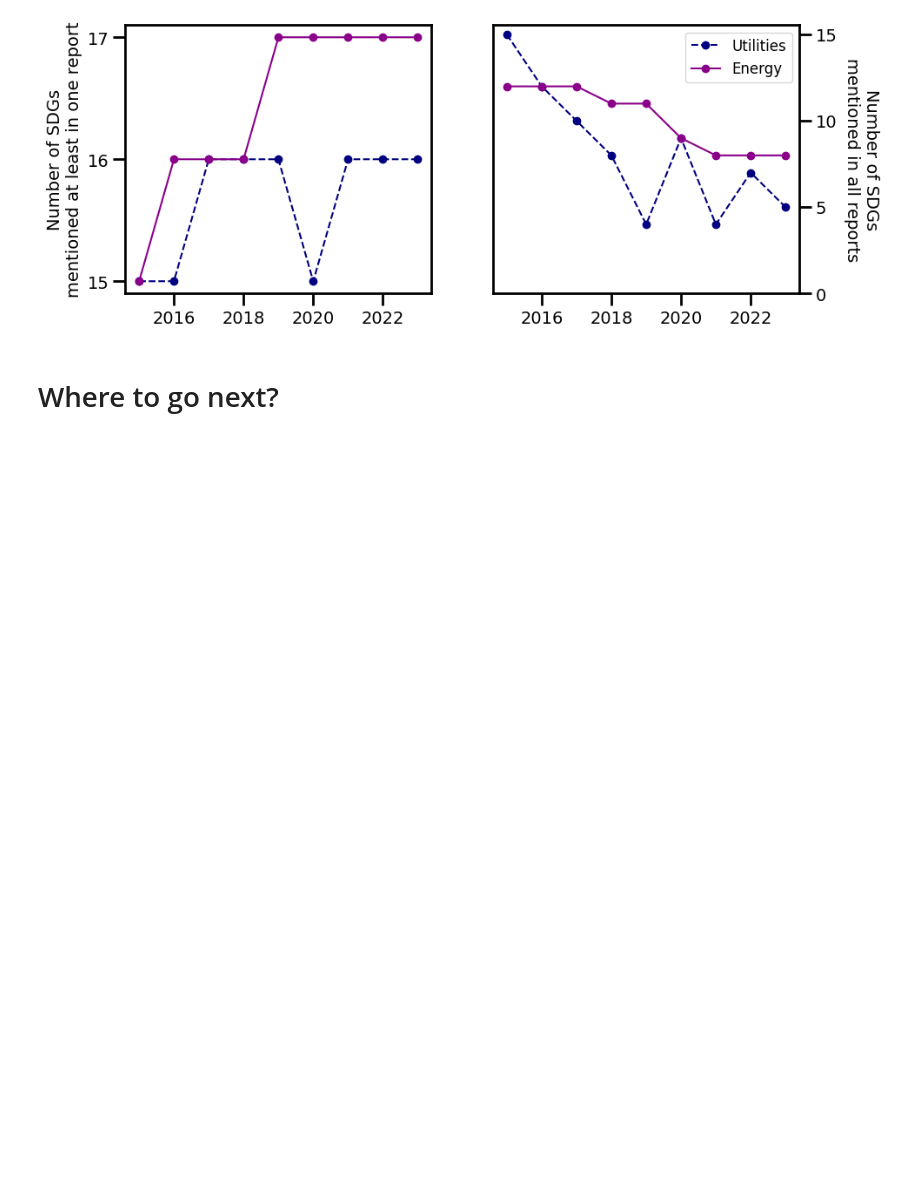
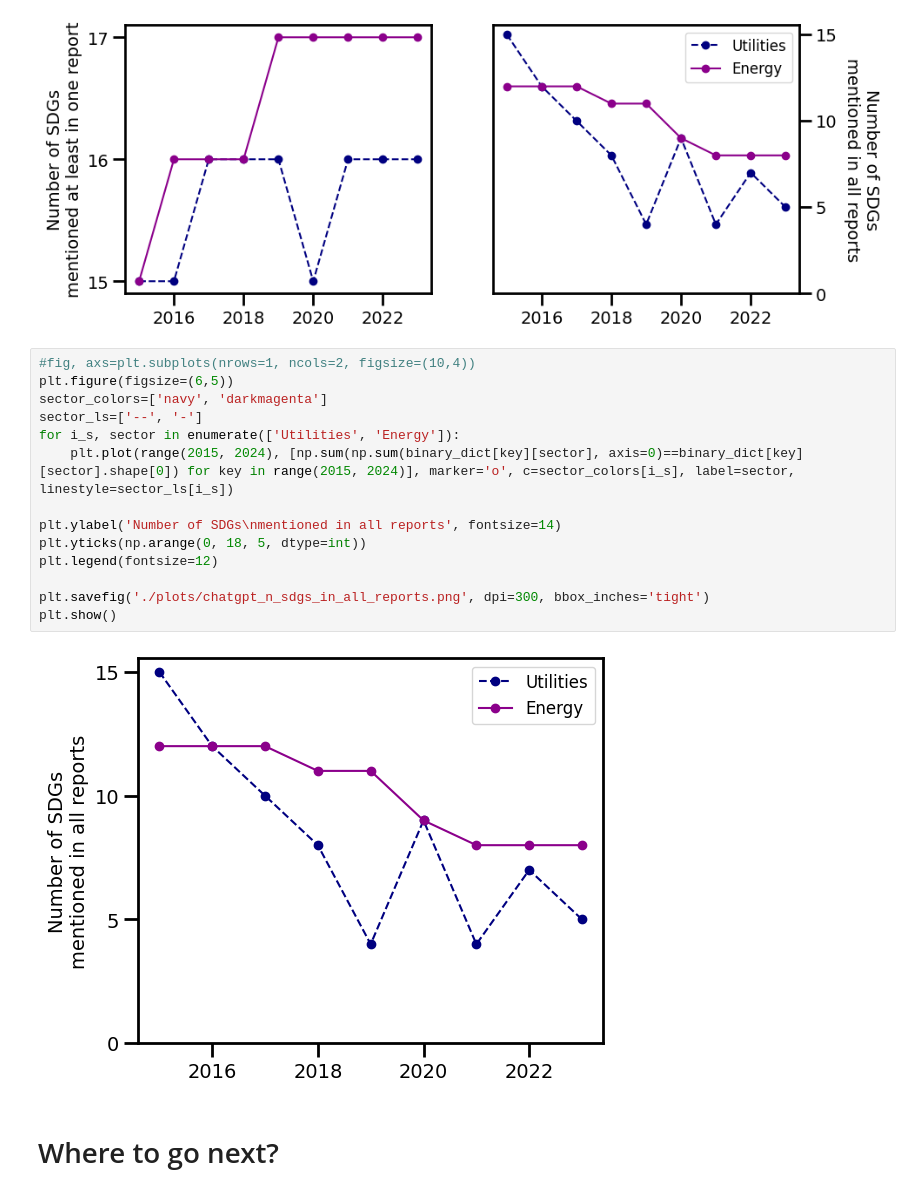
Before and after one commit to fabiosaracco/sdg_repos, a Jupyter notebook: 3_0_sdg2vec.ipynb, the cells around one changed output. Saved outputs shown, nothing was run; the diff lists cells and outputs as text; blank space fills up the shorter version.

```diff
--- a/3_0_sdg2vec.ipynb
+++ b/3_0_sdg2vec.ipynb
@@ -211,6 +213,22 @@ plt.legend(fontsize=12)
 plt.show()
 # %% [output]
 [figure]
+# %%
+#fig, axs=plt.subplots(nrows=1, ncols=2, figsize=(10,4))
+plt.figure(figsize=(6,5))
+sector_colors=['navy', 'darkmagenta']
+sector_ls=['--', '-']
+for i_s, sector in enumerate(['Utilities', 'Energy']):
+    plt.plot(range(2015, 2024), [np.sum(np.sum(binary_dict[key][sector], axis=0)==binary_dict[key][sector].shape[0]) for key in range(2015, 2024)], marker='o', c=sector_colors[i_s], label=sector, linestyle=sector_ls[i_s])
+
+plt.ylabel('Number of SDGs\nmentioned in all reports', fontsize=14)
+plt.yticks(np.arange(0, 18, 5, dtype=int))
+plt.legend(fontsize=12)
+
+plt.savefig('./plots/chatgpt_n_sdgs_in_all_reports.png', dpi=300, bbox_inches='tight')
+plt.show()
+# %% [output]
+[figure, added]
 # %% [markdown]
 # Where to go next?
 # %% [markdown]
```
Also changed, not shown: parts of 1 cell of this notebook, 2 other files.
